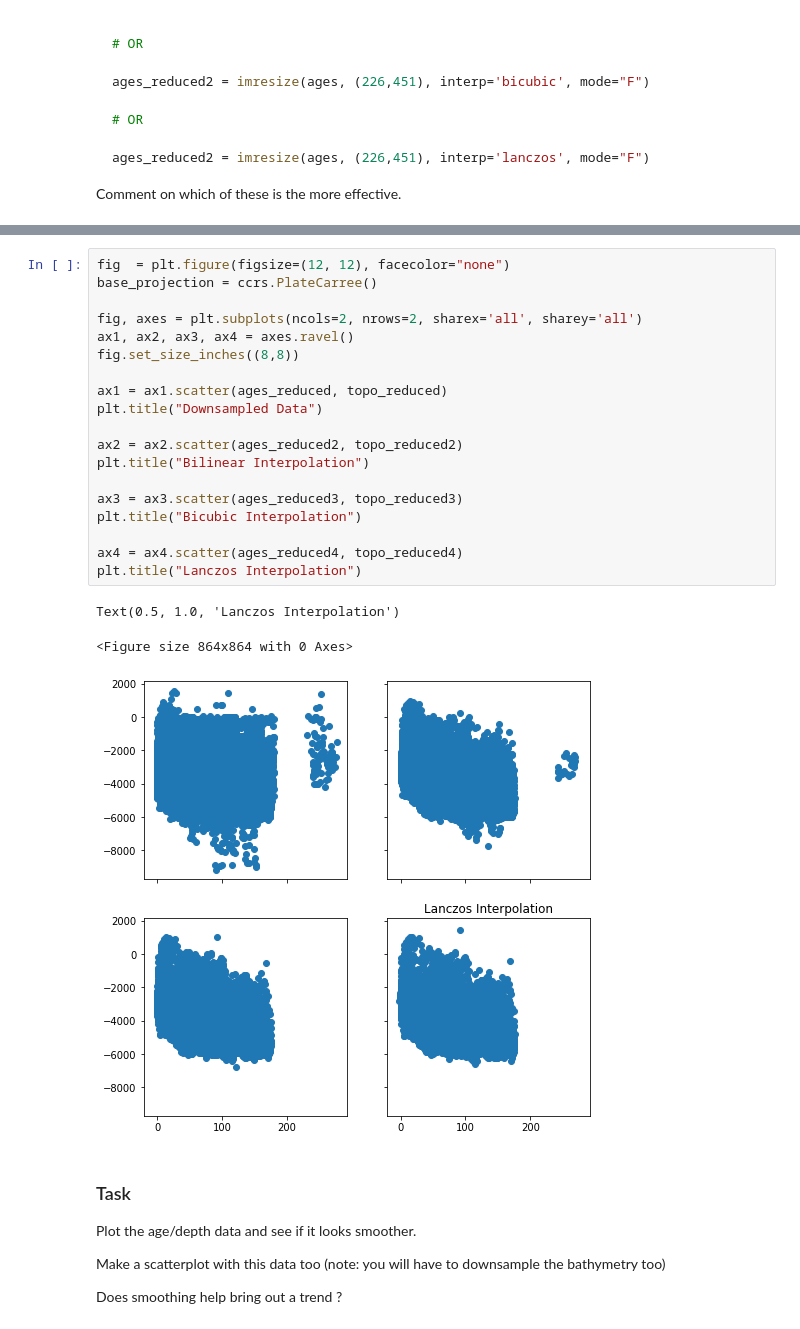
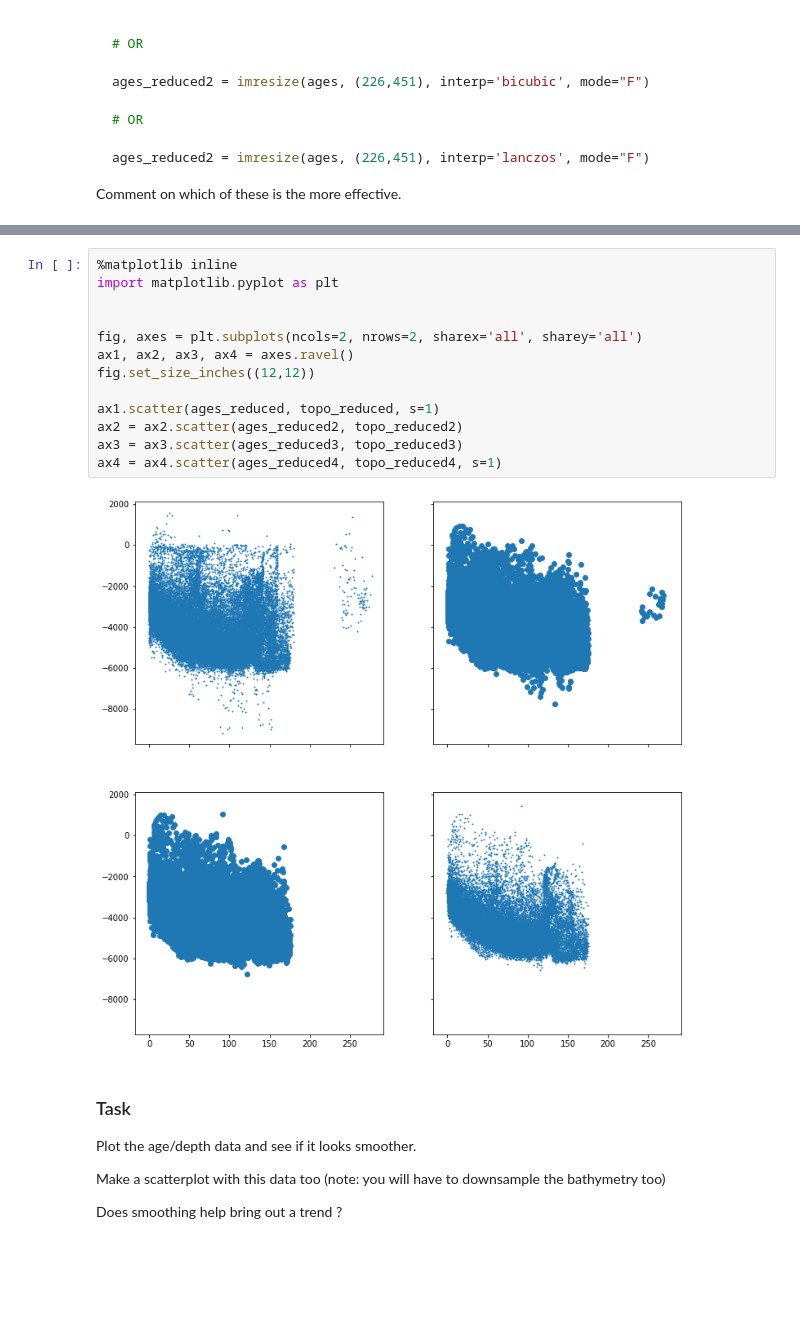
Before and after one commit to CourtneySmith32/Honours-Coursework, a Jupyter notebook: COURTNEY EX1.ipynb, the cells around one changed output, grey strips where cells are left out. Drawn from its saved outputs; the diff is of its cells as text; blank space fills up the shorter version.

```diff
--- a/COURTNEY EX1.ipynb
+++ b/COURTNEY EX1.ipynb
@@ -227,26 +224,18 @@ Use ``skimage.transform.resize`` instead.
 # %%
-fig  = plt.figure(figsize=(12, 12), facecolor="none")
-base_projection = ccrs.PlateCarree()
+%matplotlib inline
+import matplotlib.pyplot as plt
+
 
 fig, axes = plt.subplots(ncols=2, nrows=2, sharex='all', sharey='all')
 ax1, ax2, ax3, ax4 = axes.ravel()
-fig.set_size_inches((8,8))
+fig.set_size_inches((12,12))
 
-ax1 = ax1.scatter(ages_reduced, topo_reduced)
-plt.title("Downsampled Data")
-
+ax1.scatter(ages_reduced, topo_reduced, s=1)
 ax2 = ax2.scatter(ages_reduced2, topo_reduced2)
-plt.title("Bilinear Interpolation")
-
 ax3 = ax3.scatter(ages_reduced3, topo_reduced3)
-plt.title("Bicubic Interpolation")
-
-ax4 = ax4.scatter(ages_reduced4, topo_reduced4)
-plt.title("Lanczos Interpolation")
+ax4 = ax4.scatter(ages_reduced4, topo_reduced4, s=1)
 # %% [output]
-Text(0.5, 1.0, 'Lanczos Interpolation')
-<Figure size 864x864 with 0 Axes>
-[figure, old version]
+[figure, new version]
 # %% [markdown]
 ### Task
 
```
Also changed, not shown: parts of 11 cells of this notebook.
